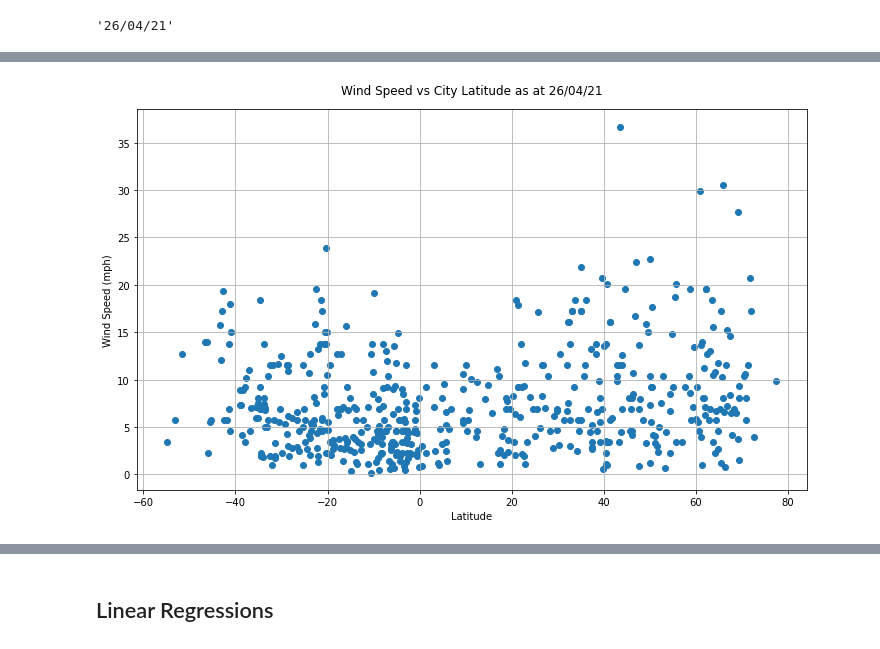
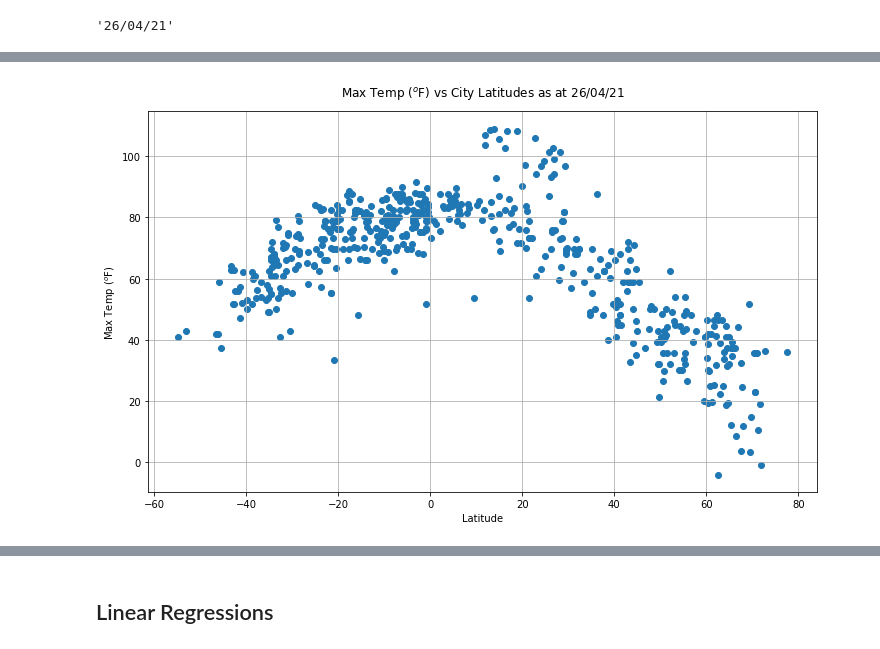
Before and after one commit to FernB/Python_API_Homework, a Jupyter notebook: WeatherPy/WeatherPy.ipynb, the cells around one changed output, grey strips where cells are left out. Drawn from its saved outputs; the diff is of its cells as text; code cells hidden in the pictures.

```diff
--- a/WeatherPy/WeatherPy.ipynb
+++ b/WeatherPy/WeatherPy.ipynb
@@ -236,16 +191,18 @@ plt.show()
-# %%
-# Wind Speed vs Lat scatter plot
-fig= plt.figure(figsize=(12,7))
-plt.scatter(clean_city_data["Lat"], clean_city_data["Wind Speed"], marker="o")
-plt.title(f"Wind Speed vs City Latitude as at {date}", pad=15)
-plt.ylabel("Wind Speed (mph)")
-plt.xlabel("Latitude")
-plt.grid(True)
-
-# Save the figure
-plt.savefig("WindSpeedvCitiesLatitude.png")
-
-# Show plot
-plt.show()
-# %% [output]
-[figure, removed]
+# %%
+#function to make scatter plot
+def makescatter(df, x, y, date):
+    fig = plt.figure(figsize=(12,7))
+    ax = fig.add_subplot()
+    ax.scatter(df[x], df[y])
+    ax.set_title(y + " vs City Latitudes as at "+date, pad=15)
+    ax.set_ylabel(y)
+    ax.set_xlabel("Latitude")
+    ax.grid(True)
+    path = os.path.join("..",f"output/{x}{y}.png")
+    fig.savefig(path)
+    return
+# %%
+#lat vs temp
+makescatter(clean_city_data,"Lat",'Max Temp ($^o$F)',date)
+# %% [output]
+[figure, added]
```
Also changed, not shown: parts of 32 cells of this notebook, 24 other files.
